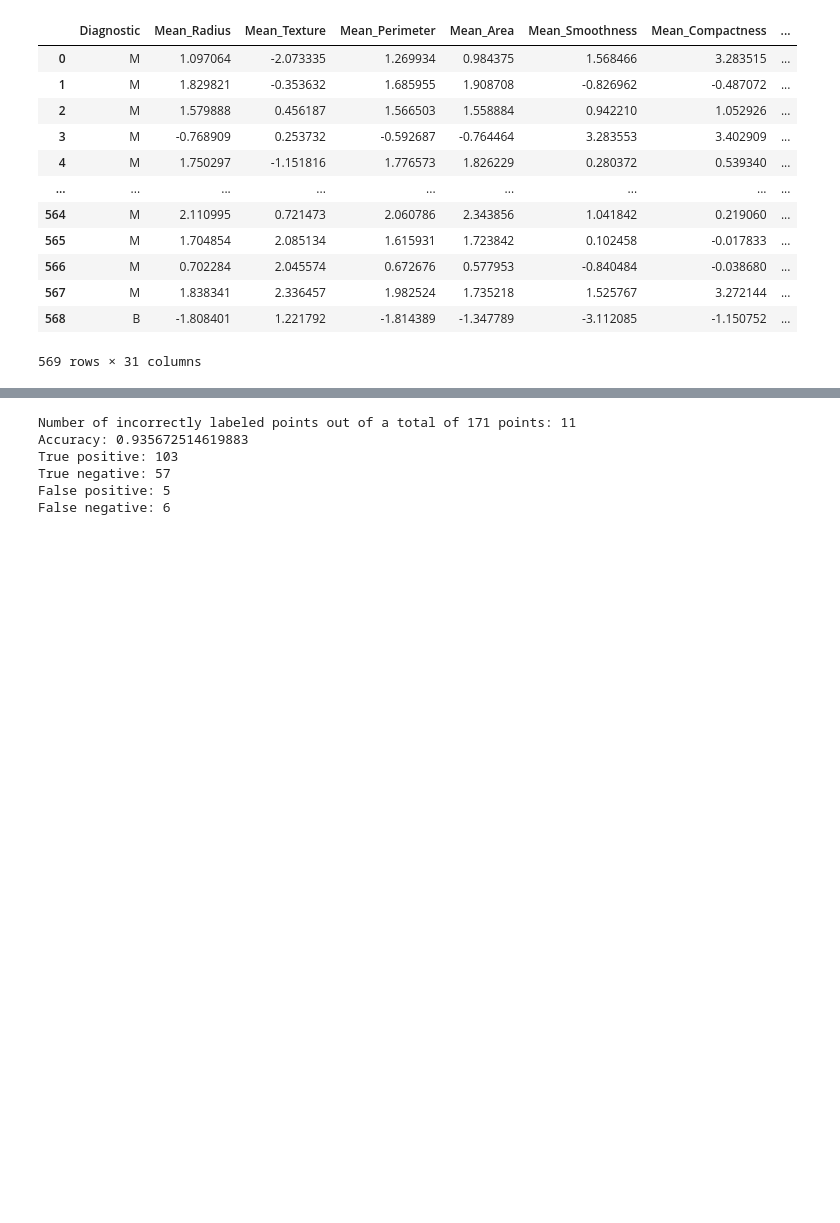
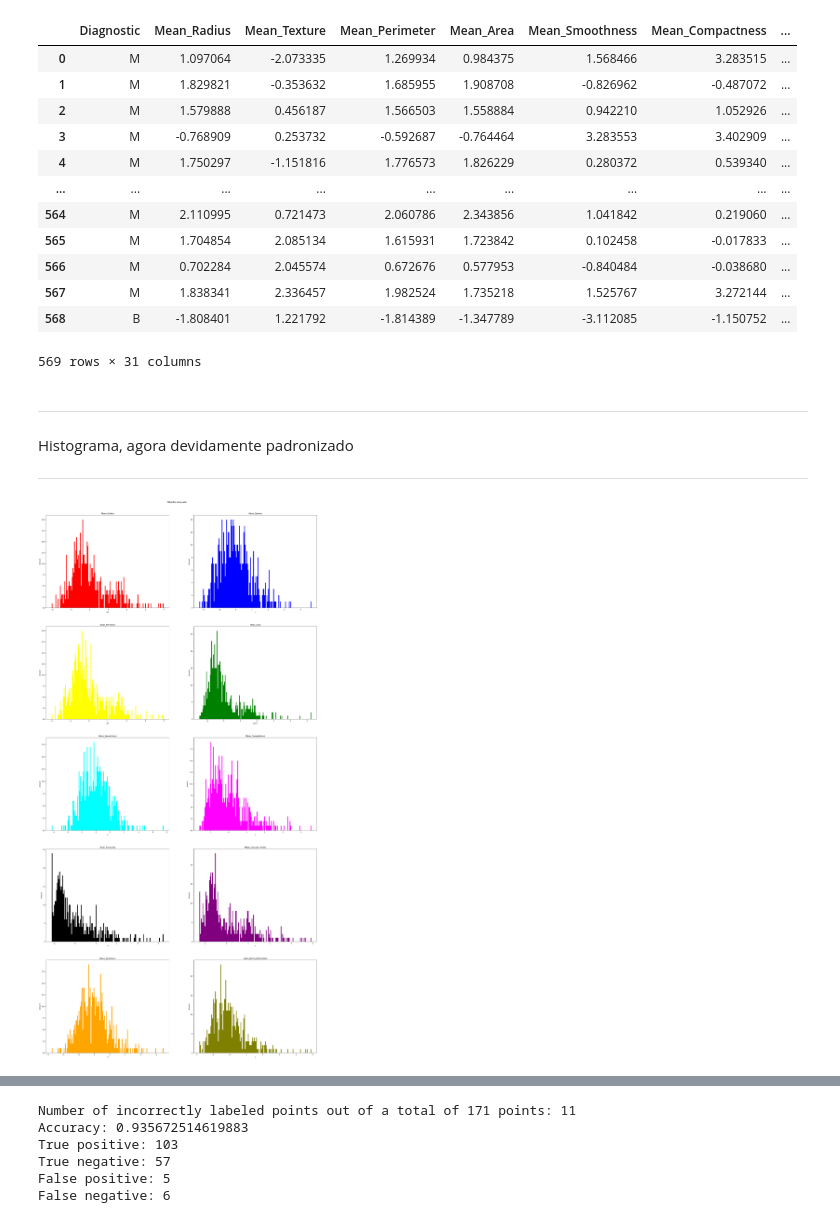
Before and after one commit to Ayrsz/Statistics_Project, a Jupyter notebook: Code/Projeto_Estatistica.ipynb, the cells around one changed output, grey strips where cells are left out. Cells and saved outputs as stored; diff of their text form; code cells hidden in the pictures; blank space fills up the shorter version.

```diff
--- a/Code/Projeto_Estatistica.ipynb
+++ b/Code/Projeto_Estatistica.ipynb
@@ -259,3 +369,18 @@ data_padronized.head(data_padronized.shape[0])
 | 567 | M | 1.838341 | 2.336457 | 1.982524 | 1.735218 | 1.525767 | 3.272144 | ... |
 | 568 | B | -1.808401 | 1.221792 | -1.814389 | -1.347789 | -3.112085 | -1.150752 | ... |
 569 rows × 31 columns
+# %% [markdown]
+
+
+---
+
+
+Histograma, agora devidamente padronizado
+
+
+---
+# %%
+#Print graphs padronized
+print_hist_graph(data_padronized, atributes, "mean" )
+# %% [output]
+[figure, added]
```
Also changed, not shown: parts of 21 cells of this notebook.
